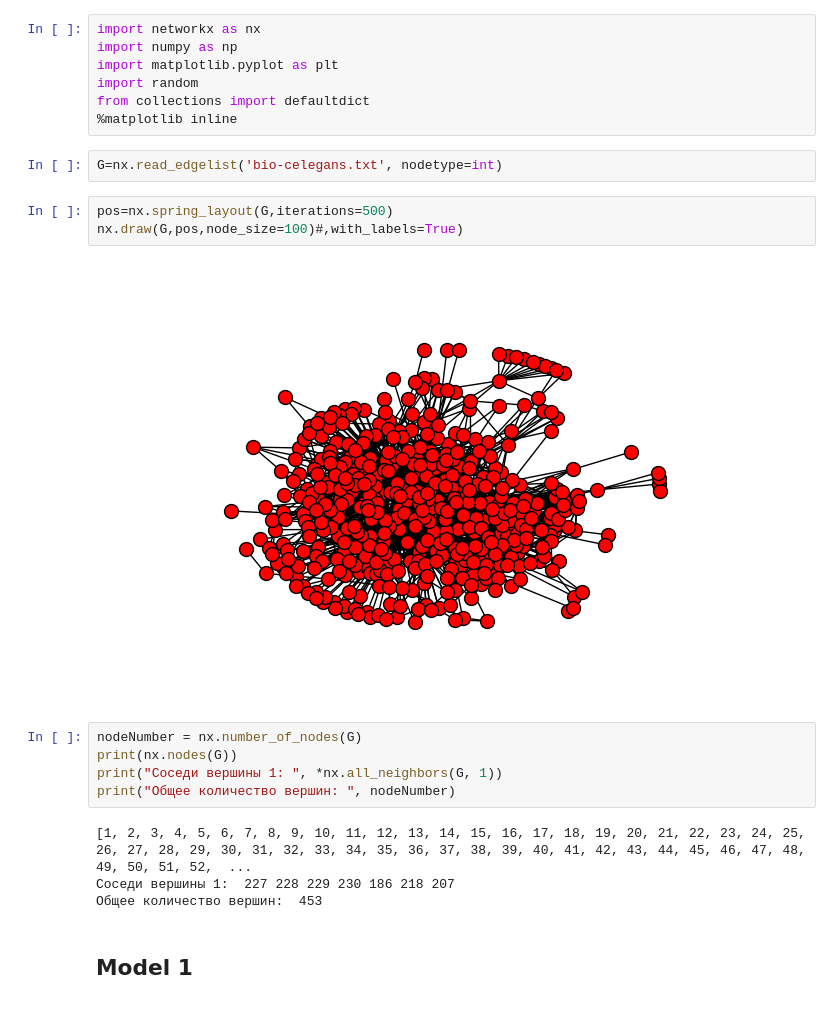
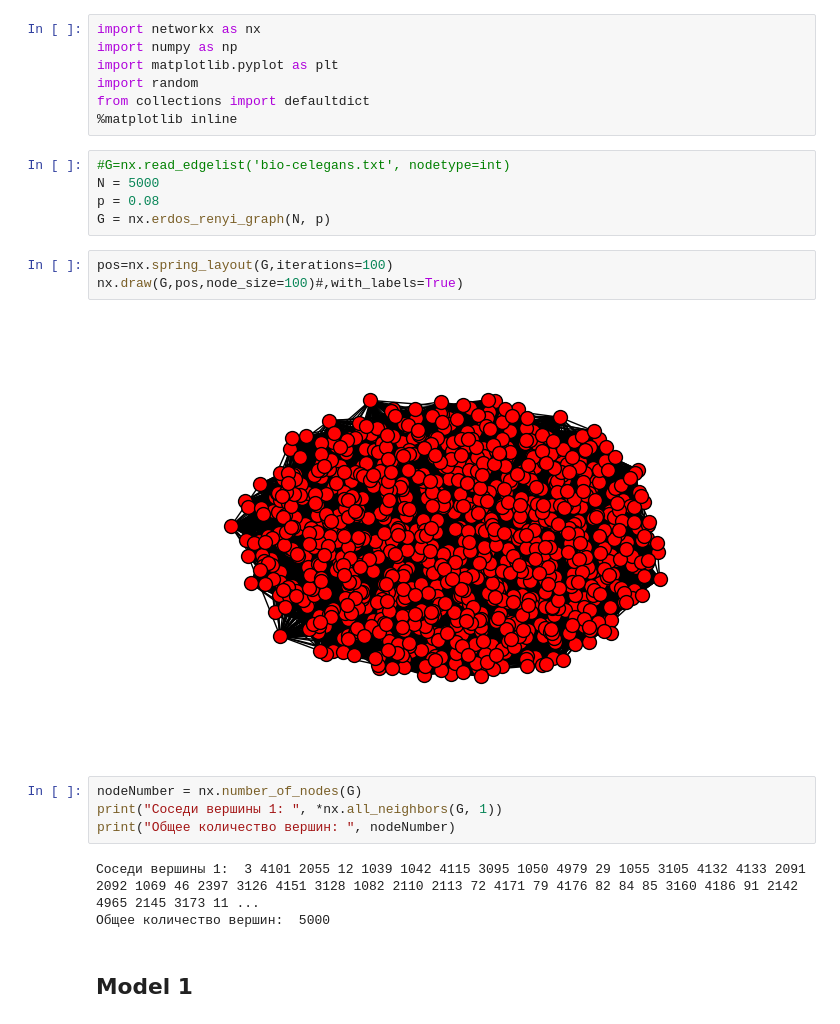
Before and after one commit to tsyrendylykova/multilayerNetwork, a Jupyter notebook: Senior thesis model.ipynb, the cells around one changed output. Cells and saved outputs as stored; diff of their text form.

Commit message:
Use of Erdos-Renyi graph

```diff
--- a/Senior thesis model.ipynb
+++ b/Senior thesis model.ipynb
@@ -6,21 +6,22 @@ import random
 from collections import defaultdict
 %matplotlib inline
 # %%
-G=nx.read_edgelist('bio-celegans.txt', nodetype=int)
+#G=nx.read_edgelist('bio-celegans.txt', nodetype=int)
+N = 5000
+p = 0.08
+G = nx.erdos_renyi_graph(N, p)
 # %%
-pos=nx.spring_layout(G,iterations=500)
+pos=nx.spring_layout(G,iterations=100)
 nx.draw(G,pos,node_size=100)#,with_labels=True)
 # %% [output]
-[figure, old version]
+[figure, new version]
 # %%
 nodeNumber = nx.number_of_nodes(G)
-print(nx.nodes(G))
 print("Соседи вершины 1: ", *nx.all_neighbors(G, 1))
 print("Общее количество вершин: ", nodeNumber)
 # %% [output]
-[1, 2, 3, 4, 5, 6, 7, 8, 9, 10, 11, 12, 13, 14, 15, 16, 17, 18, 19, 20, 21, 22, 23, 24, 25, 26, 27, 28, 29, 30, 31, 32, 33, 34, 35, 36, 37, 38, 39, 40, 41, 42, 43, 44, 45, 46, 47, 48, 49, 50, 51, 52,  ...
-Соседи вершины 1:  227 228 229 230 186 218 207
-Общее количество вершин:  453
+Соседи вершины 1:  3 4101 2055 12 1039 1042 4115 3095 1050 4979 29 1055 3105 4132 4133 2091 2092 1069 46 2397 3126 4151 3128 1082 2110 2113 72 4171 79 4176 82 84 85 3160 4186 91 2142 4965 2145 3173 11 ...
+Общее количество вершин:  5000
 # %% [markdown]
 ## Model 1
 # %% [markdown]
```
Also changed, not shown: parts of 18 cells of this notebook.
